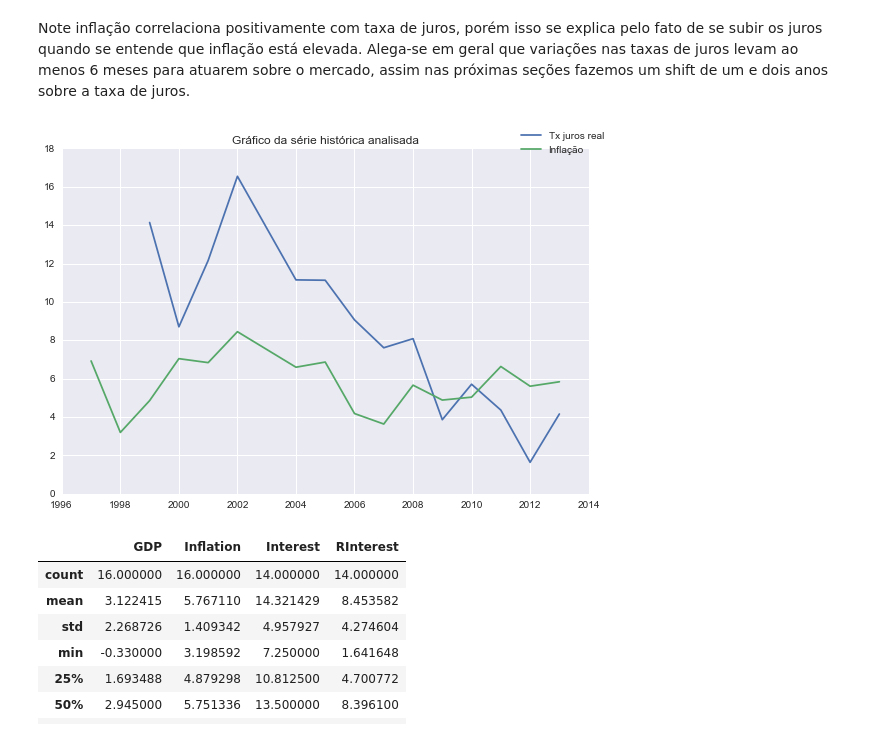
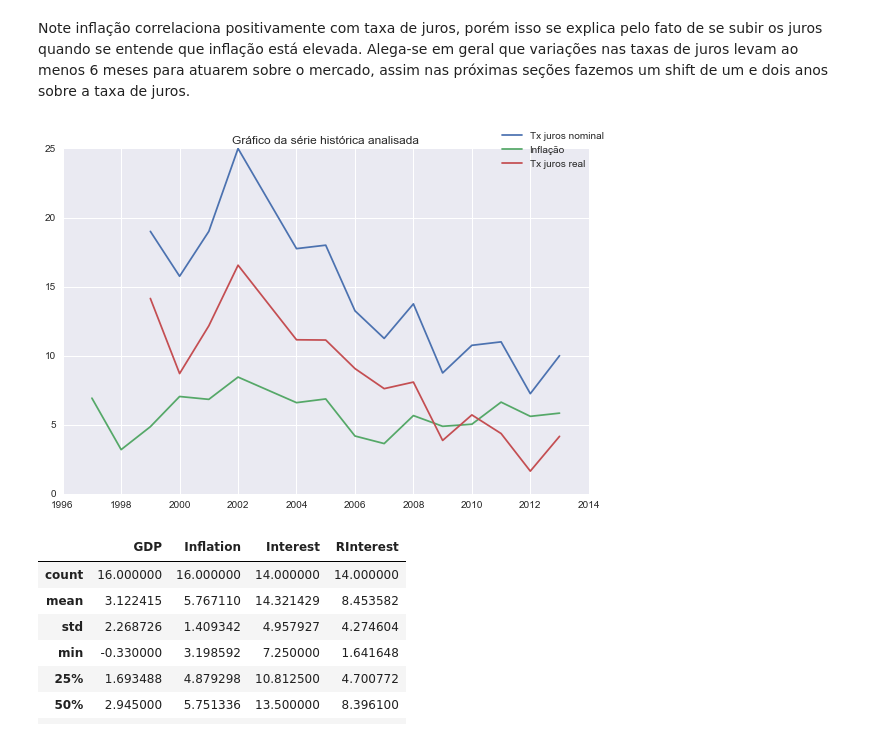
Before and after one commit to xboard/xboard.github.io, a Jupyter notebook: ipynb/Inflation vs Economic Growth vs Interest Rates.ipynb, the cells around one changed output. Drawn from its saved outputs; the diff is of its cells as text; code cells hidden in the pictures.

Commit message:
Fixing legends

```diff
--- a/ipynb/Inflation vs Economic Growth vs Interest Rates.ipynb
+++ b/ipynb/Inflation vs Economic Growth vs Interest Rates.ipynb
@@ -80,13 +80,13 @@ menos 6 meses para atuarem sobre o mercado, assim nas próximas seções fazemos
 # %%
 f = plt.figure()
 l1, = plt.plot(brazil[filter].index, brazil[filter].Interest, figure=f, label=u"Tx juros nominal")
 l2, = plt.plot(brazil[filter].index, brazil[filter].Inflation, figure=f, label=u"Inflação")
-l1, = plt.plot(brazil[filter].index, brazil[filter].RInterest, figure=f, label=u"Tx juros real")
-f.legend(handles=[l1,l2,l3], labels=[u"Tx juros nomi",u"Inflação", u"Tx juros real"])
+l3, = plt.plot(brazil[filter].index, brazil[filter].RInterest, figure=f, label=u"Tx juros real")
+f.legend(handles=[l1,l2,l3], labels=[u"Tx juros nominal",u"Inflação", u"Tx juros real"])
 plt.title(u"Gráfico da série histórica analisada")
 f.tight_layout()
 # %% [output]
-[figure, old version]
+[figure, new version]
 # %%
 brazil[filter].describe()
 # %% [output]
```
